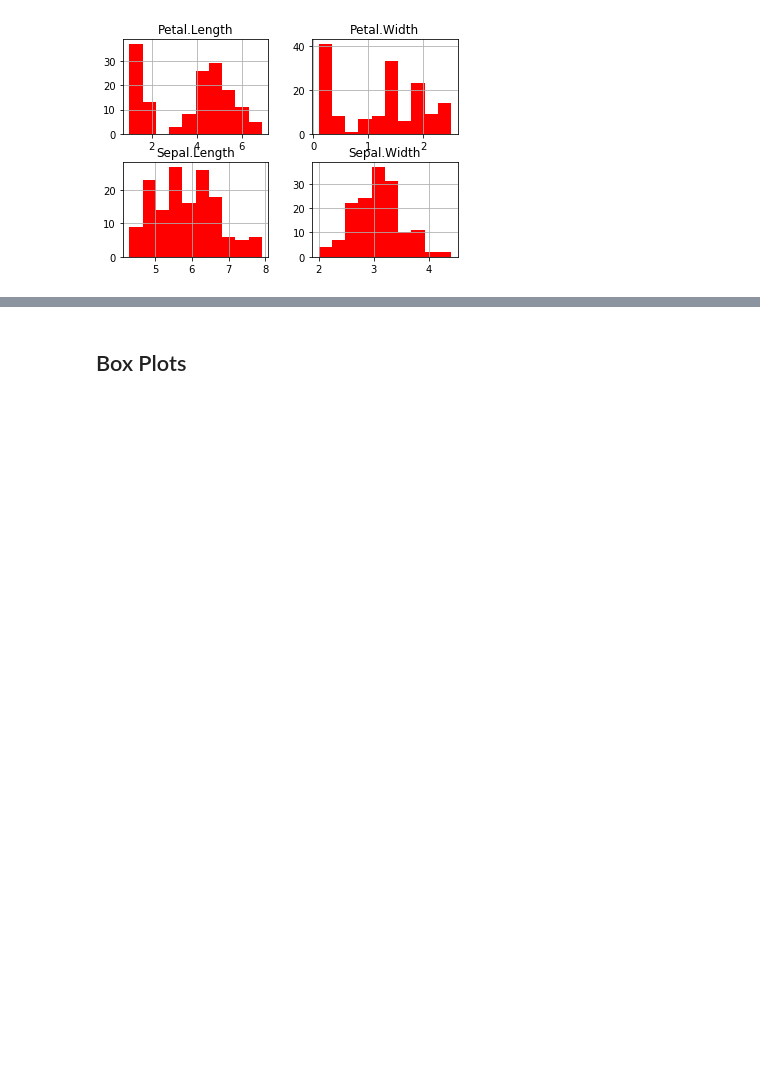
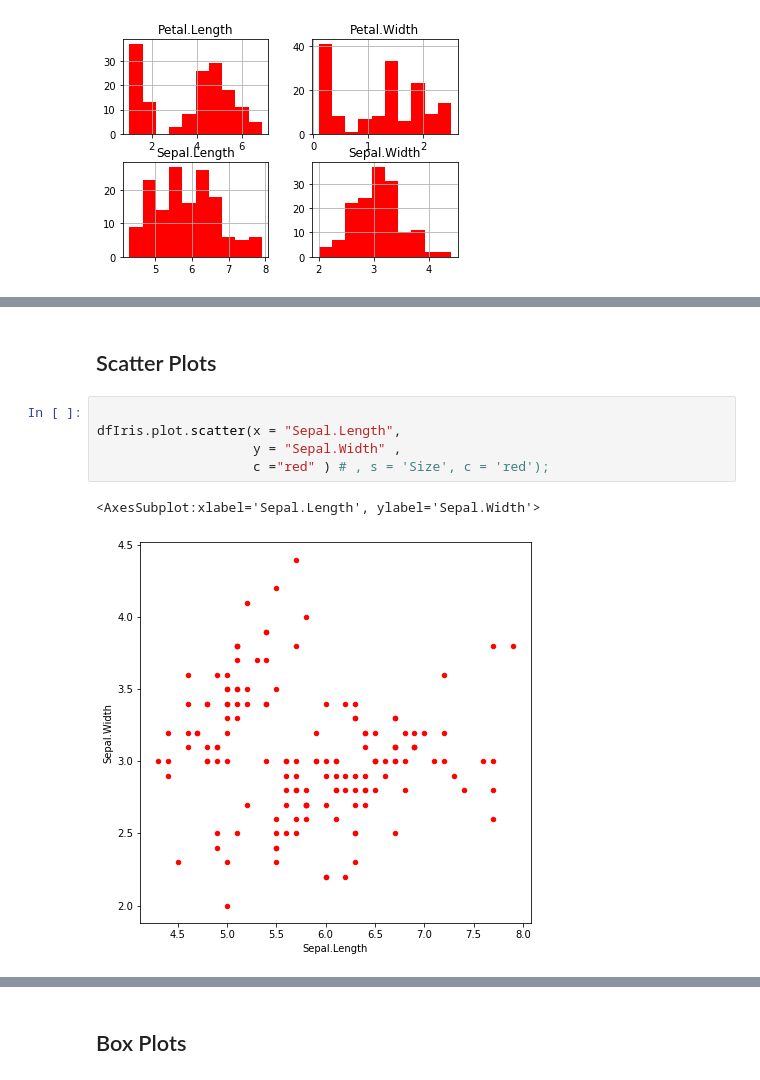
Before and after one commit to dbuskirk/CourseFiles, a Jupyter notebook: Matplotlib/PandasPlots-Iris-Fundamentals.ipynb, the cells around one changed output, grey strips where cells are left out. Drawn from its saved outputs; the diff is of its cells as text; blank space fills up the shorter version.

```diff
--- a/Matplotlib/PandasPlots-Iris-Fundamentals.ipynb
+++ b/Matplotlib/PandasPlots-Iris-Fundamentals.ipynb
@@ -82,0 +101,10 @@ array([[<matplotlib.axes._subplots.AxesSubplot object at 0x...>,
+# %% [markdown]
+## Scatter Plots
+# %%
+
+dfIris.plot.scatter(x = "Sepal.Length",
+                    y = "Sepal.Width" ,
+                    c ="red" ) # , s = 'Size', c = 'red');
+# %% [output]
+<AxesSubplot:xlabel='Sepal.Length', ylabel='Sepal.Width'>
+[figure, added]
```
Also changed, not shown: parts of 4 cells of this notebook.
